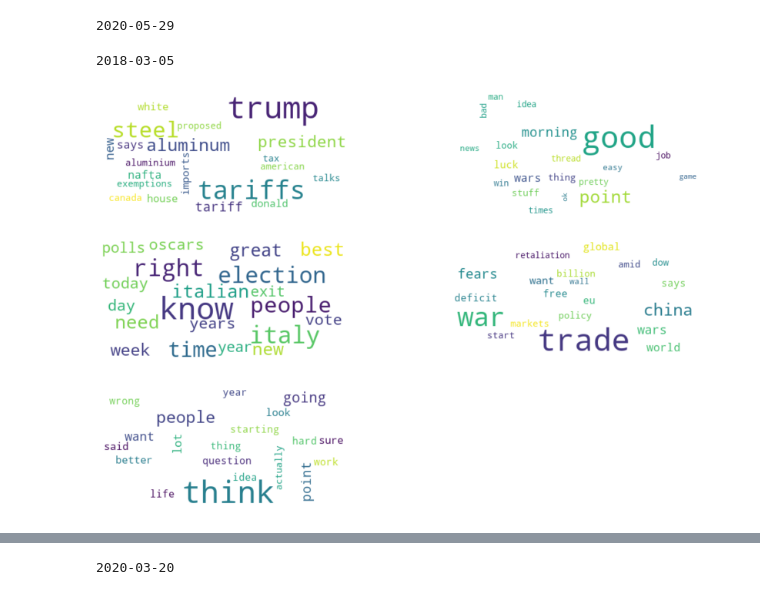
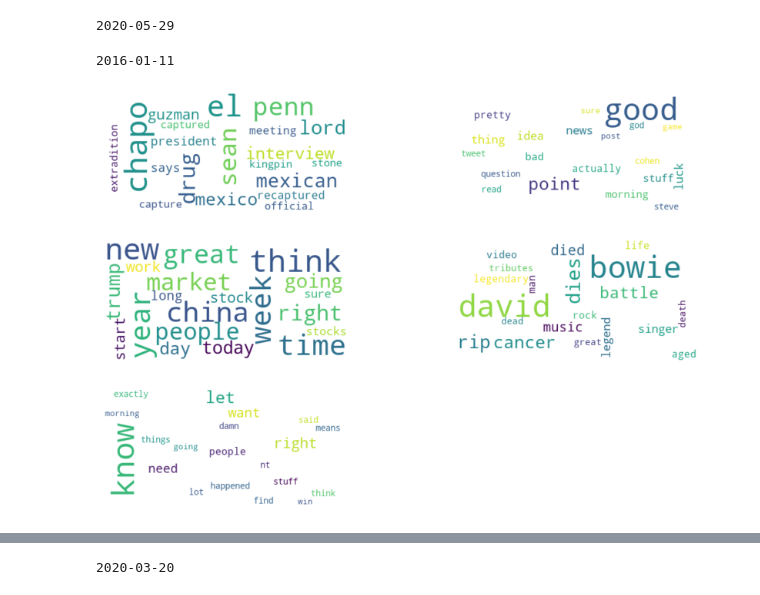
Before and after one commit to aaroncgw/tweet-sentiment, a Jupyter notebook: Topic Modeling.ipynb, the cells around one changed output, grey strips where cells are left out. Drawn from its saved outputs; the diff is of its cells as text; code cells hidden in the pictures.

```diff
--- a/Topic Modeling.ipynb
+++ b/Topic Modeling.ipynb
@@ -39,2 +33,0 @@ for batch in batches:
-# %%
-ts = pickle.load(open('data/topics-2011-12-30-2020-05-29.p','rb'))
@@ -60,10 +45,3 @@ ts.fit(tweet_df, date_range)
 ts.save('data/topics-fintwit' + '-' + str(date_range[0].date()) + '-' + str(date_range[-1].date()) + '.p')
 # %% [output]
 Working on :  2018-03-02
-# %%
-top_display = 20
-top_words = []
-word_features =  ts.tfidf_dict['2018-10-19'].get_feature_names()
-for topic_idx, topic in enumerate(ts.nmf_dict['2018-10-19'].components_):
-    top_words_idx = topic.argsort()[::-1][:top_display]
-    top_words.append([word_features[i] for i in top_words_idx])
@@ -119,24 +84,24 @@ for date in dates:
 # %% [output]
 2020-05-29
 # %%
-day = date_dict['2018-03-05']
+day = date_dict['2016-01-11']
 
 def word_clouds(day):
     print(dates[day])
     wc = WordCloud(max_font_size=50, contour_width=3, background_color='white')
 
     fig, ax = plt.subplots(3,2,figsize=(15,10))
     ax = ax.ravel()
     for i in range(5):
         wordcloud = wc.generate_from_frequencies({q:t for t, q in zip(top_proba_list[day][i],top_words_list[day][i])})
         ax[i].imshow(wordcloud, interpolation="bilinear")
         ax[i].axis("off")
     ax[5].axis("off");
 
 word_clouds(day)
 # %% [output]
-2018-03-05
+2016-01-11
-[figure, old version]
+[figure, new version]
 # %%
 nlp_mid = spacy.load('en_core_web_md')
 
```
Also changed, not shown: parts of 34 cells of this notebook, 6 other files.
